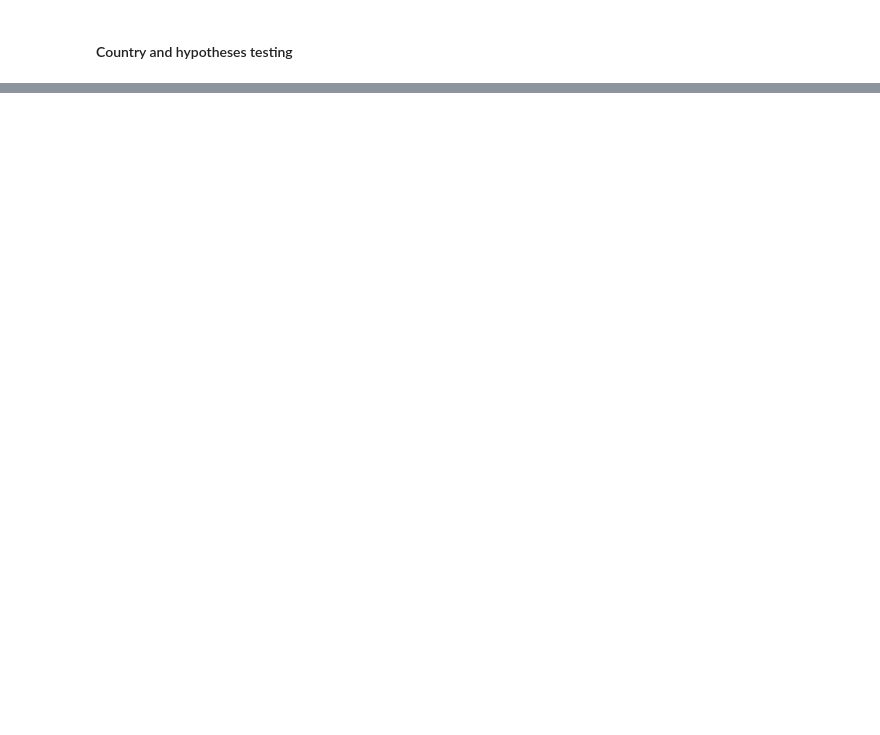
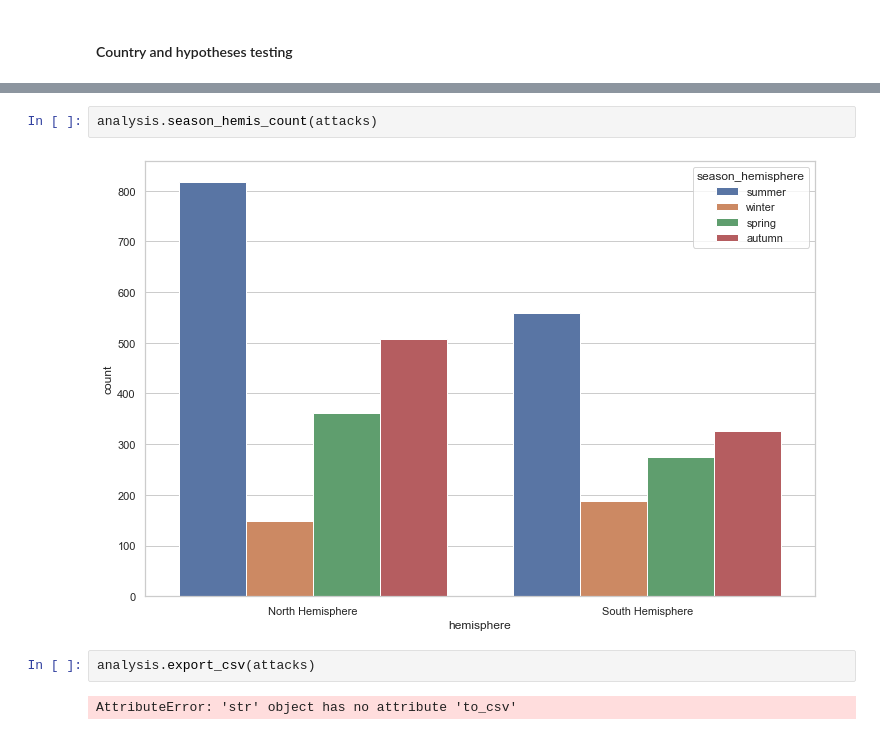
Before and after one commit to ju-br/Cleaning-data-and-evidence-based-insights-Shark-Attack-Project, a Jupyter notebook: Project 1 - Shark attack.ipynb, the cells around one changed output, grey strips where cells are left out. Saved outputs shown, nothing was run; the diff lists cells and outputs as text; blank space fills up the shorter version.

```diff
--- a/Project 1 - Shark attack.ipynb
+++ b/Project 1 - Shark attack.ipynb
@@ -214,0 +537,8 @@ attacks.to_csv('output/attacks_updated.csv',index=False)
+# %%
+analysis.season_hemis_count(attacks)
+# %% [output]
+[figure, added]
+# %%
+analysis.export_csv(attacks)
+# %% [output]
+AttributeError: 'str' object has no attribute 'to_csv'
```
Also changed, not shown: parts of 54 cells of this notebook, 3 other files.
